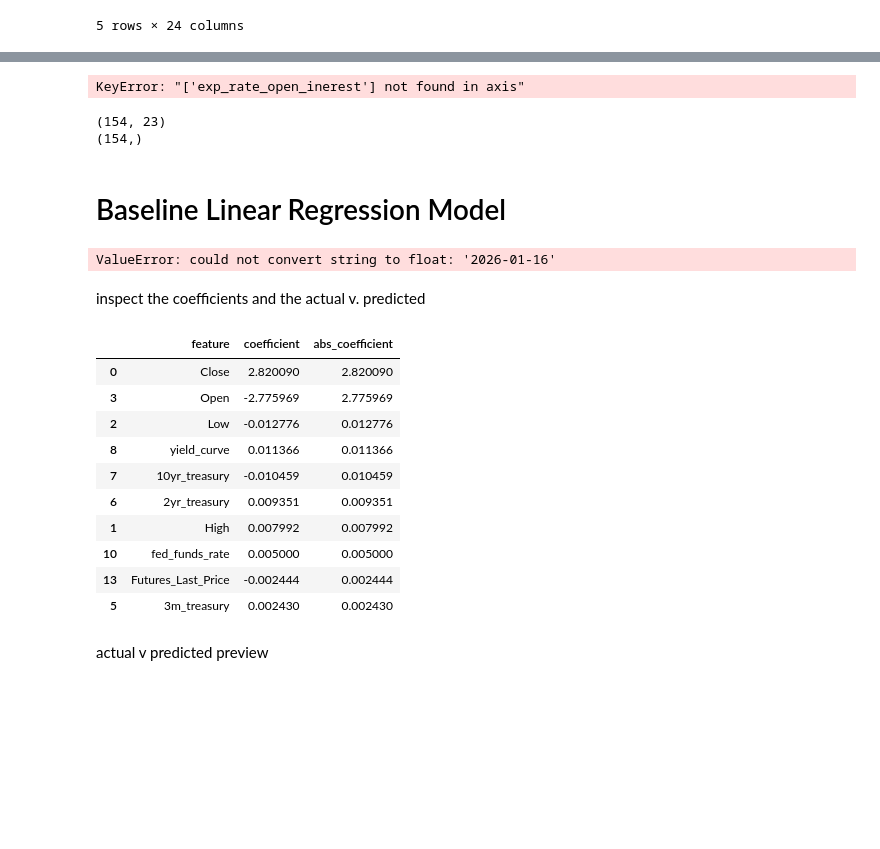
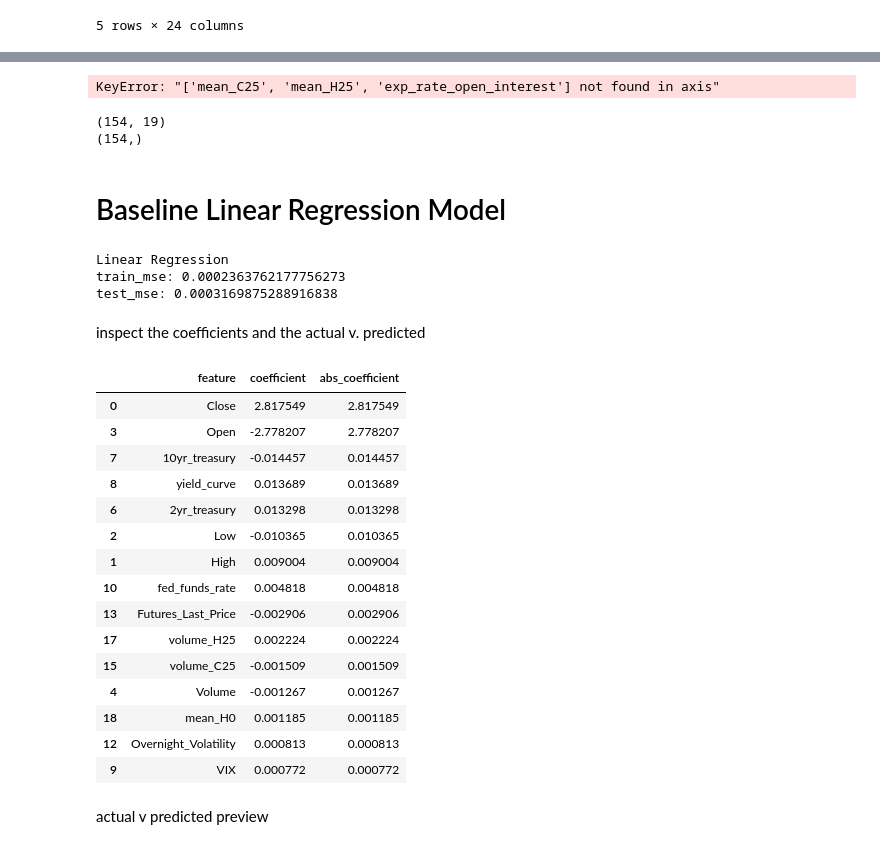
Before and after one commit to bradleyvance23/eco395-ml-midterm-kalshi, a Jupyter notebook: models_workflow.ipynb, the cells around one changed output, grey strips where cells are left out. Drawn from its saved outputs; the diff is of its cells as text; code cells hidden in the pictures; blank space fills up the shorter version.

Commit message:
Fixed errors in notebook.

```diff
--- a/models_workflow.ipynb
+++ b/models_workflow.ipynb
@@ -25,8 +35,8 @@ df.head()
 # %%
-df = df.drop(columns=["mean_C25", "mean_H25", "exp_rate_open_interest"])
+# df = df.drop(columns=["mean_C25", "mean_H25", "exp_rate_open_interest"])
 df = df.fillna(0)
 # %% [output]
-KeyError: "['exp_rate_open_inerest'] not found in axis"
+KeyError: "['mean_C25', 'mean_H25', 'exp_rate_open_interest'] not found in axis"
 # %%
 target_col = "Day Change %"
 
@@ -36,7 +46,7 @@ y = df[target_col]
 print(X.shape)
 print(y.shape)
 # %% [output]
-(154, 23)
+(154, 19)
 (154,)
 # %%
 X_train, X_test, y_train, y_test = train_test_split(
@@ -63,31 +73,38 @@ print("Linear Regression")
 print("train_mse:", train_mse)
 print("test_mse:", test_mse)
 # %% [output]
-ValueError: could not convert string to float: '2026-01-16'
+Linear Regression
+train_mse: 0.0002363762177756273
+test_mse: 0.0003169875288916838
 # %% [markdown]
 inspect the coefficients and the actual v. predicted
 # %%
 coef_df = pd.DataFrame(
     {
         "feature": X.columns,
         "coefficient": linear_model.named_steps["regressor"].coef_,
     }
 )
 coef_df["abs_coefficient"] = coef_df["coefficient"].abs()
 coef_df = coef_df.sort_values("abs_coefficient", ascending=False)
-coef_df.head(10)
+coef_df.head(15)
 # %% [output]
 |  | feature | coefficient | abs_coefficient |
-| 0 | Close | 2.820090 | 2.820090 |
-| 3 | Open | -2.775969 | 2.775969 |
-| 2 | Low | -0.012776 | 0.012776 |
-| 8 | yield_curve | 0.011366 | 0.011366 |
-| 7 | 10yr_treasury | -0.010459 | 0.010459 |
-| 6 | 2yr_treasury | 0.009351 | 0.009351 |
-| 1 | High | 0.007992 | 0.007992 |
-| 10 | fed_funds_rate | 0.005000 | 0.005000 |
-| 13 | Futures_Last_Price | -0.002444 | 0.002444 |
-| 5 | 3m_treasury | 0.002430 | 0.002430 |
+| 0 | Close | 2.817549 | 2.817549 |
+| 3 | Open | -2.778207 | 2.778207 |
+| 7 | 10yr_treasury | -0.014457 | 0.014457 |
+| 8 | yield_curve | 0.013689 | 0.013689 |
+| 6 | 2yr_treasury | 0.013298 | 0.013298 |
+| 2 | Low | -0.010365 | 0.010365 |
+| 1 | High | 0.009004 | 0.009004 |
+| 10 | fed_funds_rate | 0.004818 | 0.004818 |
+| 13 | Futures_Last_Price | -0.002906 | 0.002906 |
+| 17 | volume_H25 | 0.002224 | 0.002224 |
+| 15 | volume_C25 | -0.001509 | 0.001509 |
+| 4 | Volume | -0.001267 | 0.001267 |
+| 18 | mean_H0 | 0.001185 | 0.001185 |
+| 12 | Overnight_Volatility | 0.000813 | 0.000813 |
+| 9 | VIX | 0.000772 | 0.000772 |
 # %% [markdown]
 actual v predicted preview
 # %%
```
Also changed, not shown: parts of 17 cells of this notebook.
